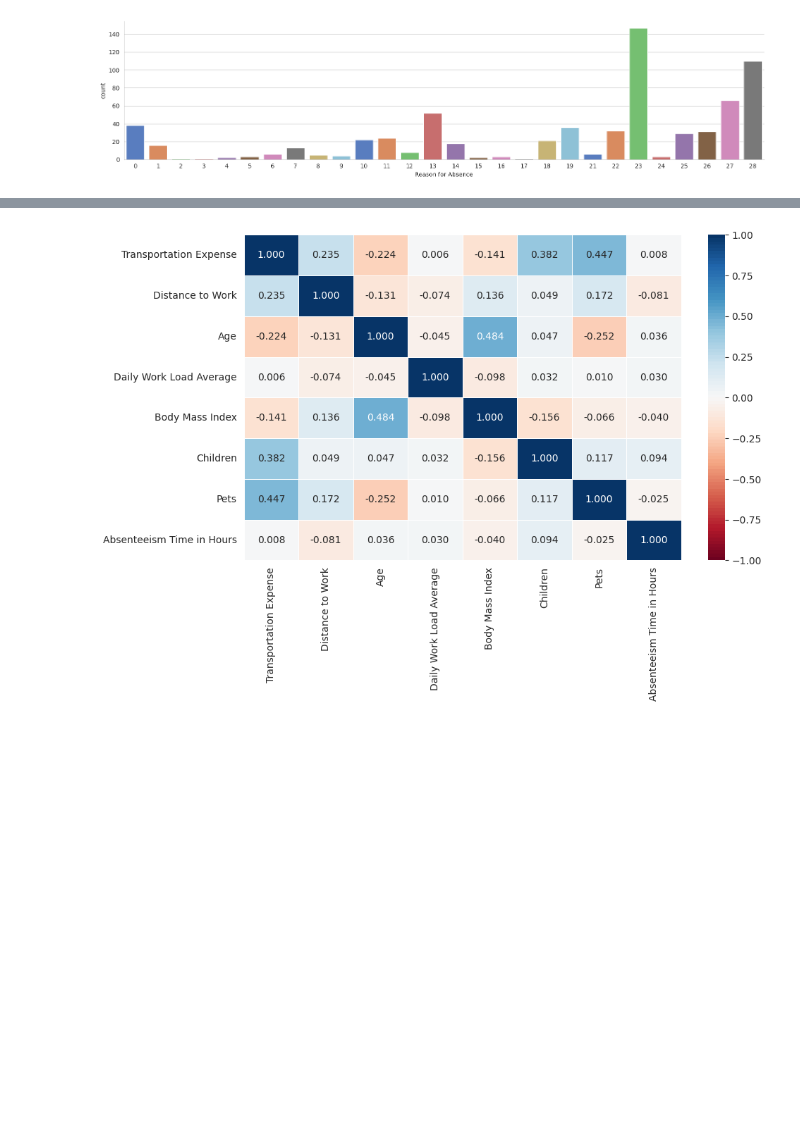
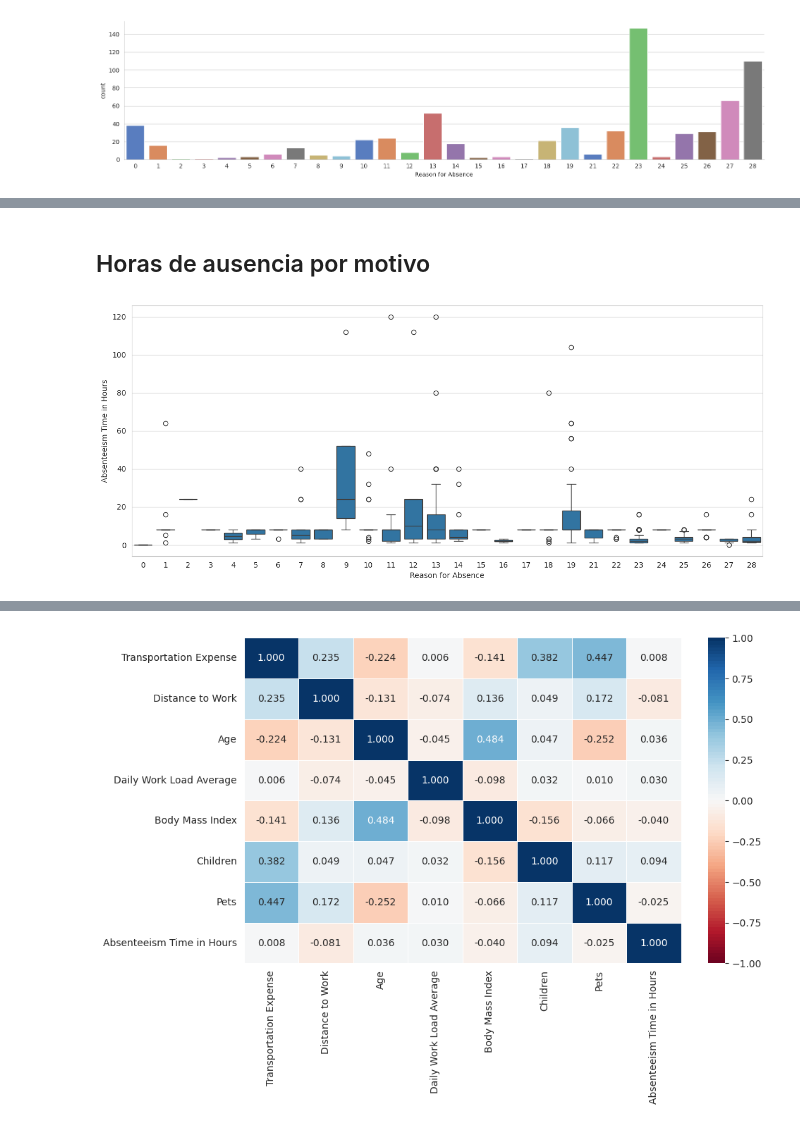
Before and after one commit to christmasv/Proyectos-de-ML, a Jupyter notebook: absentismo_modelo_rlogistica.ipynb, the cells around one changed output, grey strips where cells are left out. Saved outputs shown, nothing was run; the diff lists cells and outputs as text; code cells hidden in the pictures; blank space fills up the shorter version.

```diff
--- a/absentismo_modelo_rlogistica.ipynb
+++ b/absentismo_modelo_rlogistica.ipynb
@@ -135,0 +253,9 @@ Passing `palette` without assigning `hue` is deprecated and will be removed in v
+# %% [markdown]
+
+## Horas de ausencia por motivo
+# %%
+plt.figure(figsize = (15, 6))
+sns.boxplot(x = data['Reason for Absence'], y = data['Absenteeism Time in Hours'])
+plt.show()
+# %% [output]
+[figure, added]
```
Also changed, not shown: parts of 38 cells of this notebook.
